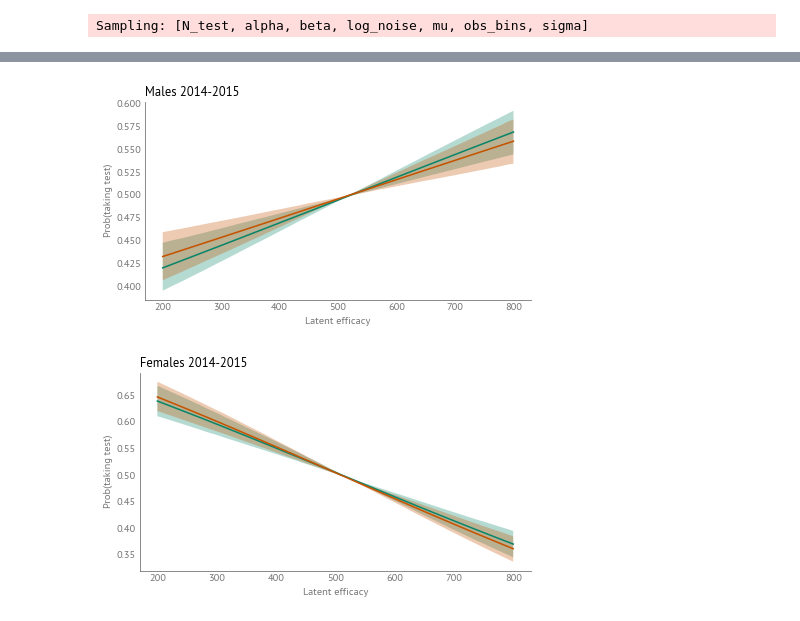
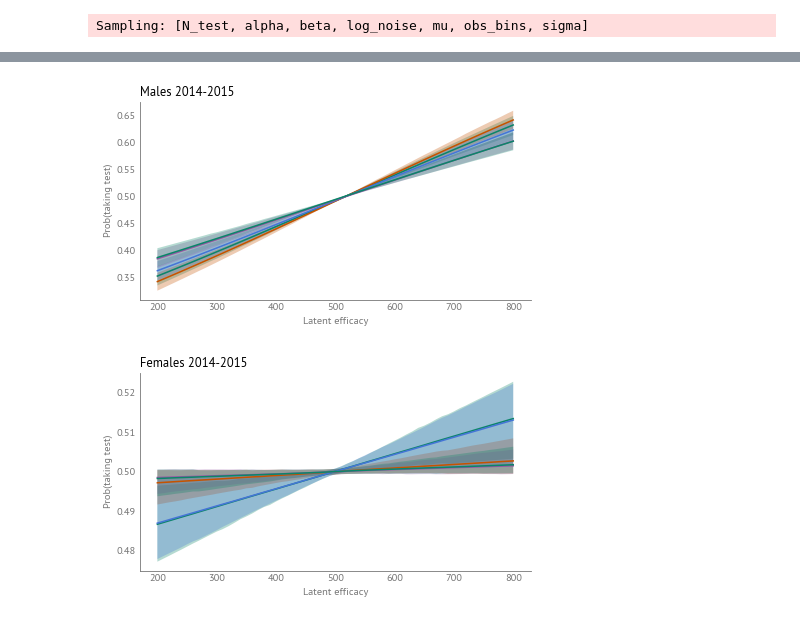
Before and after one commit to AllenDowney/SelectionSAT, a Jupyter notebook: selection_bias.ipynb, the cells around one changed output, grey strips where cells are left out. Saved outputs shown, nothing was run; the diff lists cells and outputs as text; code cells hidden in the pictures.

```diff
--- a/selection_bias.ipynb
+++ b/selection_bias.ipynb
@@ -396,0 +501,13 @@ print(data.shape)  # (2, 2, n_scores)
+# %%
+def get_counts_obs(year, sex):
+    return df_map[year].loc[thetas, sex]
+# %%
+years = [2011, 2012, 2013, 2014, 2015]
+sexes = ['Male', 'Female']
+
+data = np.array([
+    [get_counts_obs(year, sex=sex) for sex in sexes]
+    for year in years
+])
+
+data.shape  # (n_years, n_sexes, n_scores)
@@ -418,13 +542,11 @@ pytensor.config.exception_verbosity = "high"
 import pytensor.tensor as pt
 
 coords = {
-    'year': [2014, 2015],
-    'sex': ['male', 'female'],
+    'year': years,
+    'sex': sexes,
     'full_score': full_thetas,  # 81
     'score': thetas_centered,     # 61
 }
-
-thetas_scaled = thetas_centered[None, None, :] / 30
 
 with pm.Model(coords=coords) as model:
     # Data
@@ -442,7 +564,8 @@ with pm.Model(coords=coords) as model:
     theta_b = full_thetas[None, :]
 
     logp_vals = pm.logp(pm.Normal.dist(mu=mu_b, sigma=sigma_b), theta_b) # sex, score
-    log_noise = pm.Normal("log_noise", mu=0.0, sigma=0.02, dims=['year', 'full_score'])
+    log_noise = pm.ZeroSumNormal("log_noise", sigma=0.05, dims=['year', 'full_score'])
+    # TODO: consider taking diffs of log_noise
 
     perturbed_logp = logp_vals[None, :, :] + log_noise[:, None, :]
     logp_normalizer = pm.math.logsumexp(perturbed_logp, axis=-1, keepdims=True)
@@ -461,9 +584,10 @@ with pm.Model(coords=coords) as model:
 
     # Selection model: logistic function
     alpha = pm.Normal("alpha", mu=0, sigma=0.1, dims=['year', 'sex'])
-    beta = pm.Normal("beta", sigma=0.01, dims=['year', 'sex'])
+    #beta = pm.Normal("beta", mu=0, sigma=0.01, dims=['year', 'sex'])
+    beta = pm.HalfNormal("beta", sigma=0.01, dims=['year', 'sex'])
 
-    logits = alpha[:, :, None] + beta[:, :, None] * thetas_scaled
+    logits = alpha[:, :, None] + beta[:, :, None] * thetas_scaled[None, None, :]
     p_take = pm.Deterministic("p_take", pm.math.sigmoid(logits))
 
     # Test-taker score distribution
@@ -475,8 +599,9 @@ with pm.Model(coords=coords) as model:
     pm.Binomial("N_test", n=N_total_pt, p=prob_test, observed=N_test_obs_pt)
 
     # Multinomial likelihood for binned scores
-    pm.Multinomial("obs_bins", n=N_test_obs_pt, p=test_pdf, observed=data_pt)
+    pm.Multinomial("obs_bins", n=N_test_obs_pt, p=test_pdf, observed=data_pt,
+                  dims=['year', 'sex', 'score'])
 
-    idata = pm.sample_prior_predictive(1000)
+    prior = pm.sample_prior_predictive(1000)
 # %% [output]
 Sampling: [N_test, alpha, beta, log_noise, mu, obs_bins, sigma]
@@ -536,16 +664,16 @@ decorate()
 # %%
-for year in [2014, 2015]:
-    idata_one = idata.sel(year=year, sex="male")
+for year in years:
+    idata_one = idata.sel(year=year, sex="Male")
     plot_selection_function(idata_one, None, thetas_centered / 30)
 
 decorate(xlabel='Latent efficacy', ylabel='Prob(taking test)', title='Males 2014-2015')
 # %% [output]
-[figure, old version]
+[figure, new version]
 # %%
-for year in [2014, 2015]:
-    idata_one = idata.sel(year=year, sex="female")
+for year in years:
+    idata_one = idata.sel(year=year, sex="Female")
     plot_selection_function(idata_one, None, thetas_centered / 30)
 
 decorate(xlabel='Latent efficacy', ylabel='Prob(taking test)', title='Females 2014-2015')
 # %% [output]
-[figure, old version]
+[figure, new version]
```
Also changed, not shown: parts of 88 cells of this notebook, 1 other file.
